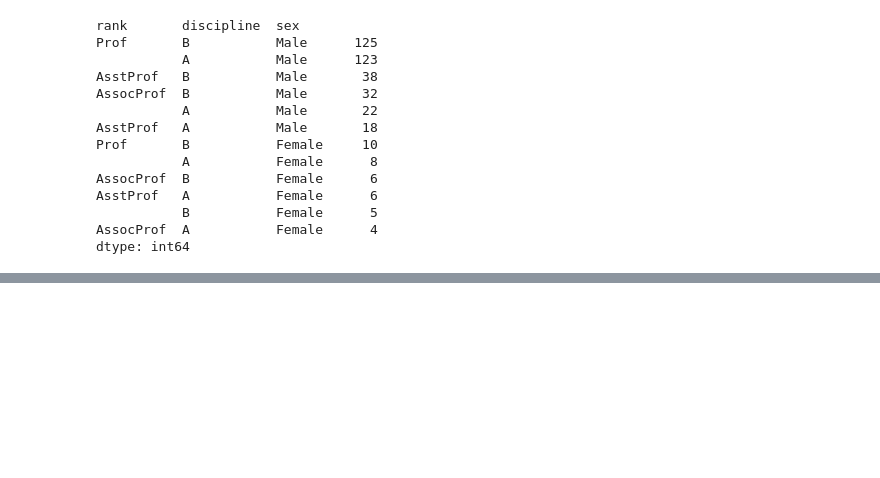
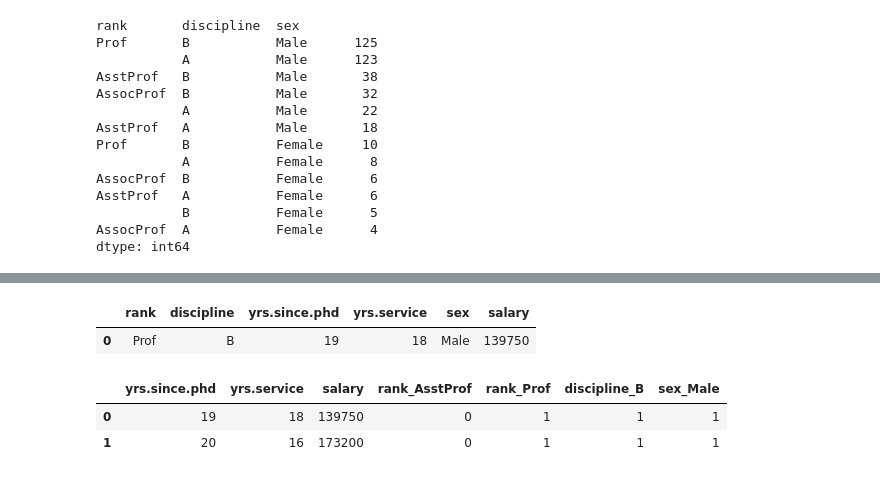
Before and after one commit to TimoCodez/Python-BIA, a Jupyter notebook: Multilinear_Regression.ipynb, the cells around one changed output, grey strips where cells are left out. Saved outputs shown, nothing was run; the diff lists cells and outputs as text; code cells hidden in the pictures; blank space fills up the shorter version.

```diff
--- a/Multilinear_Regression.ipynb
+++ b/Multilinear_Regression.ipynb
@@ -83,0 +100,14 @@ dtype: int64
+# %%
+#look at data set
+df.head(1)
+# %% [output]
+|  | rank | discipline | yrs.since.phd | yrs.service | sex | salary |
+| 0 | Prof | B | 19 | 18 | Male | 139750 |
+# %%
+#transform objects into dummies
+df = pd.get_dummies(data = df, drop_first = True)
+df.head(2)
+# %% [output]
+|  | yrs.since.phd | yrs.service | salary | rank_AsstProf | rank_Prof | discipline_B | sex_Male |
+| 0 | 19 | 18 | 139750 | 0 | 1 | 1 | 1 |
+| 1 | 20 | 16 | 173200 | 0 | 1 | 1 | 1 |
```
Also changed, not shown: parts of 1 cell of this notebook.
